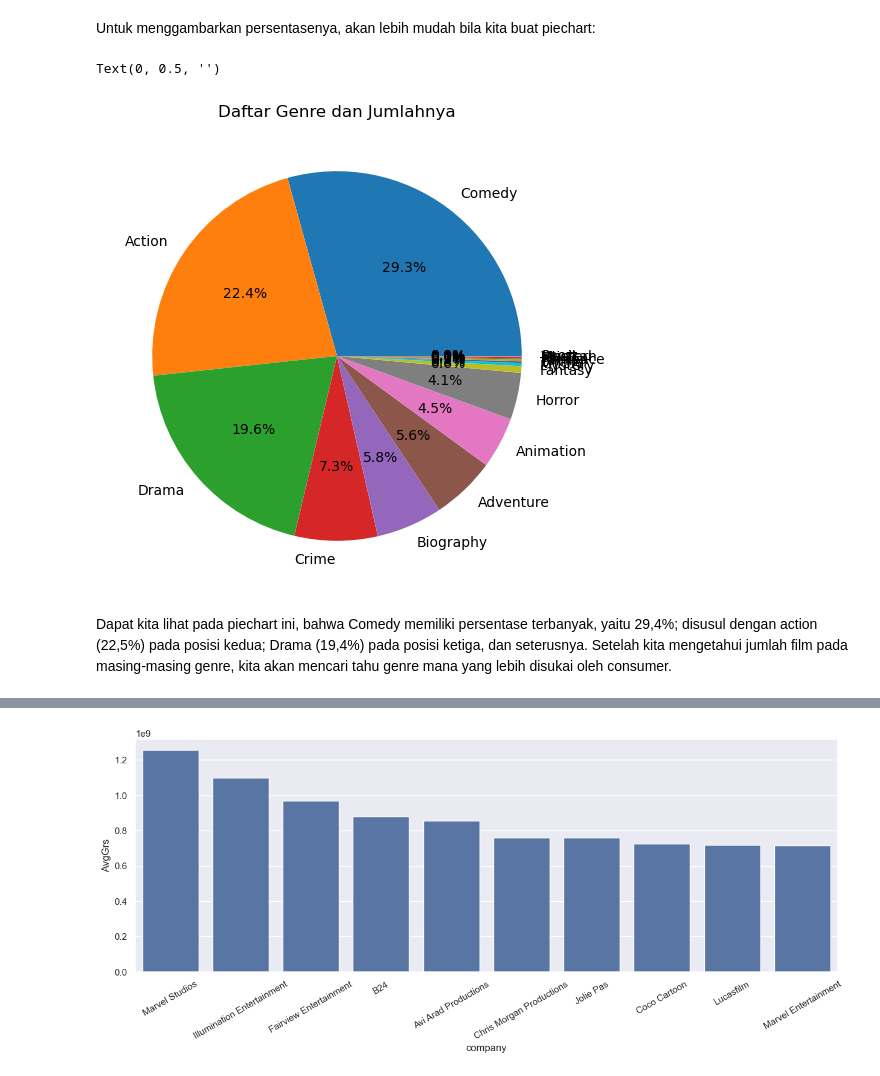
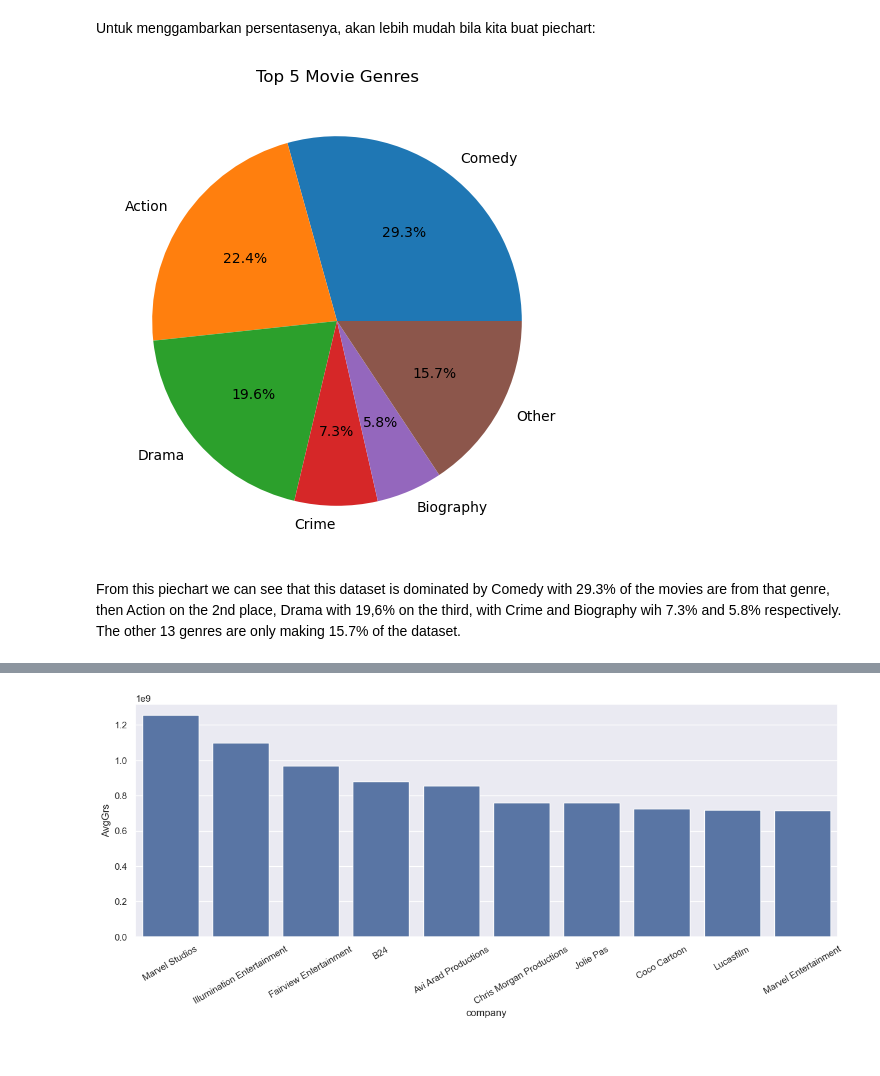
Before and after one commit to septyoa/MovieAnalysis, a Jupyter notebook: Movie Analysis.ipynb, the cells around one changed output, grey strips where cells are left out. Drawn from its saved outputs; the diff is of its cells as text; code cells hidden in the pictures.

```diff
--- a/Movie Analysis.ipynb
+++ b/Movie Analysis.ipynb
@@ -117,4 +133,0 @@ Kita sudah menghapus data yang berisi missing value. Selanjutnya yang kita perlu
-# %%
-# Menghapus duplikasi data
-movies = movies.drop_duplicates()
-movies
@@ -270,13 +245,17 @@ Name: count, dtype: int64
 # %% [markdown]
 Untuk menggambarkan persentasenya, akan lebih mudah bila kita buat piechart:
 # %%
-vgenre = movies['genre'].value_counts()
-vgenre.plot(kind='pie', autopct='%1.1f%%', figsize=(6,6))
-plt.title('Daftar Genre dan Jumlahnya')
+genre_counts = movies['genre'].value_counts()
+vgenre = genre_counts.nlargest(5)
+other = genre_counts.iloc[5:].sum()
+final = pd.concat([vgenre, pd.Series(other, index=['Other'])])
+
+final.plot(kind='pie', autopct='%.1f%%', figsize=(6,6))
+plt.title('Top 5 Movie Genres')
 plt.ylabel('')
+plt.show()
 # %% [output]
-Text(0, 0.5, '')
-[figure, old version]
+[figure, new version]
-# %% [markdown]
-Dapat kita lihat pada piechart ini, bahwa Comedy memiliki persentase terbanyak, yaitu 29,4%; disusul dengan action (22,5%) pada posisi kedua; Drama (19,4%) pada posisi ketiga, dan seterusnya. Setelah kita mengetahui jumlah film pada masing-masing genre, kita akan mencari tahu genre mana yang lebih disukai oleh consumer.
+# %% [markdown]
+From this piechart we can see that this dataset is dominated by Comedy with 29.3% of the movies are from that genre, then Action on the 2nd place, Drama with 19,6% on the third, with Crime and Biography wih 7.3% and 5.8% respectively. The other 13 genres are only making 15.7% of the dataset.
 # %%
```
Also changed, not shown: parts of 125 cells of this notebook, 2 other files.
